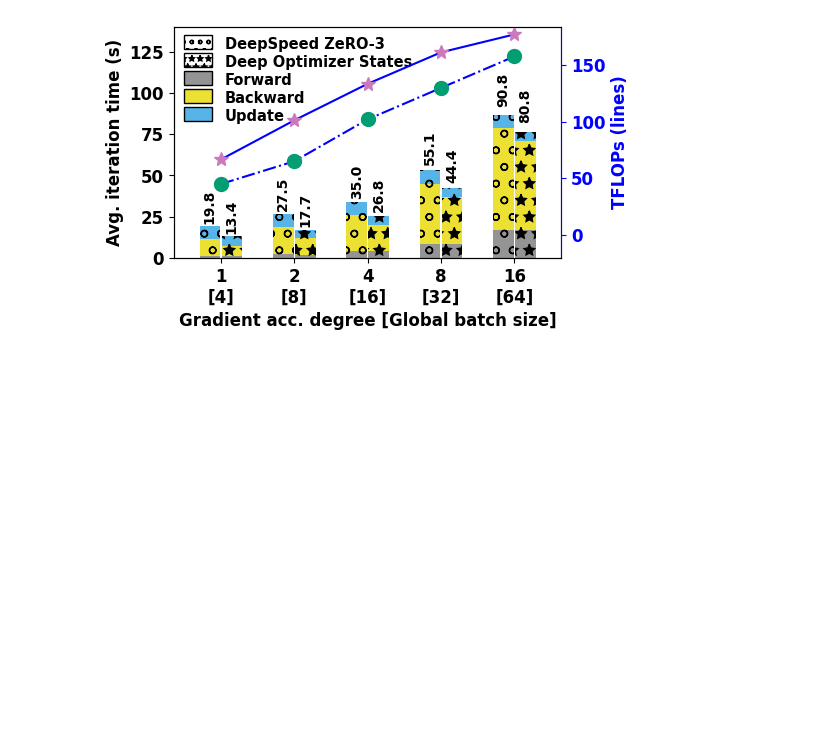
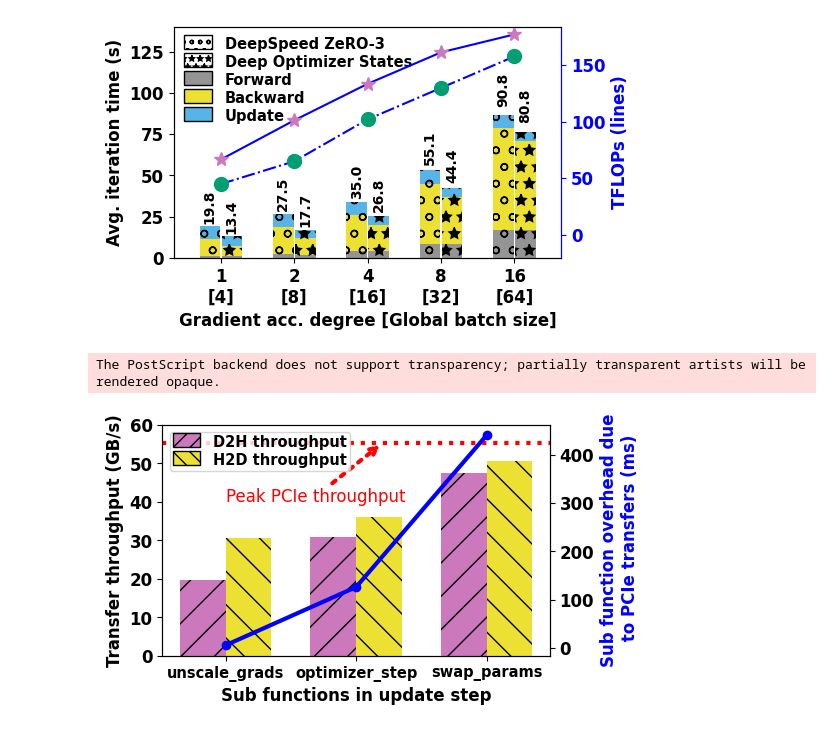
Before and after one commit to mauryaavinash95/deep-optimizer-states-results, a Jupyter notebook: avinash-plot-script.ipynb, the cells around one changed output. Drawn from its saved outputs; the diff is of its cells as text; code cells hidden in the pictures; blank space fills up the shorter version.

```diff
--- a/avinash-plot-script.ipynb
+++ b/avinash-plot-script.ipynb
@@ -317,3 +932,78 @@ for ga in [1, 2, 4, 8, 16]:
 plot_scale_GA(m, config, res_scale_ga)
 # %% [output]
 [figure]
+# %%
+##### This graph is for flexscience paper
+
+import matplotlib.pyplot as plt
+import seaborn as sns
+
+def plot_throughput_overhead(data):
+    # Set seaborn style and color palette
+    sns.set_palette("colorblind")
+
+    # Extract data
+    functions = data['Function']
+    d2h_throughput = data['D2H throughput']
+    h2d_throughput = data['H2D throughput']
+    overhead = data['Overhead on func']
+
+    # Create figure and axis objects
+    fig, ax1 = plt.subplots(figsize=(5, 3))
+
+    # Plot grouped bars for D2H and H2D throughput
+    width = 0.35
+    x = range(len(functions))
+    ax1.bar([i-width/2 for i in x], d2h_throughput, width, color=colors[1], hatch="/", label='D2H throughput')
+    ax1.bar([i+width/2 for i in x], h2d_throughput, width, color=colors[7], hatch="\\", label='H2D throughput')
+
+    # Plot line for Overhead on func on secondary y-axis
+    ax2 = ax1.twinx()
+    ax2.plot(x, overhead, color='blue', linestyle='-', marker='o', lw=3, label='Overhead')
+
+    # Set x-ticks and labels
+    ax1.set_xticks(x)
+    ax1.set_xticklabels(functions, rotation=0, fontsize=10.5, fontweight='bold')
+    ax1.set_xlabel('Sub functions in update step', fontsize=12, fontweight='bold')
+
+    # Set y-axis labels
+    ax1.set_ylabel('Transfer throughput (GB/s)', fontsize=12, fontweight='bold')
+    ax2.set_ylabel('Sub function overhead due\n to PCIe transfers (ms)', fontsize=12, fontweight='bold', color='blue')
+
+    # Set plot title and legend
+    handles, labels = ax1.get_legend_handles_labels()
+    labels = ["D2H throughput", "H2D throughput"]
+    legends = ax1.legend(handles, labels, ncol=1, frameon=True, fontsize=10.5, loc='upper left',
+             borderpad=0.2, labelspacing=0.2, columnspacing=0.2, )
+
+    for i, handle in enumerate(legends.legendHandles):
+        handle.set_edgecolor('black')
+        handle.set_height(10)
+        handle.set_width(20)
+        handle.set_hatch(handle.get_hatch()*2)
+    ax1.axhline(y=55.2, color='r', lw=3, linestyle=':', label='Peak PCIe throughput')
+    ax1.annotate("Peak PCIe throughput", xy=(1.2, 55.2), xytext=(0.0, 40),
+                 color='r', fontweight='normal',
+                 arrowprops=dict(arrowstyle="->", ls=":", lw=3, color='r'))
+    # ax1.text(1.2, 40, 'Peak PCIe throughput', color='r', ha='right')
+    # ax1.arrow(1.2, 40, 0.2, 15.2)
+    ax1.set_ylim(top=60)
+
+    plt.savefig(f"flexscience-breakdown.eps", format='eps', bbox_inches='tight')
+    plt.savefig(f"flexscience-breakdown.png", format='png', bbox_inches='tight')
+    # Show plot
+    plt.show()
+
+# Sample data
+data = {
+    'Function': ['unscale_grads', 'optimizer_step', 'swap_params'],
+    'D2H throughput': [19.668462, 30.83922, 47.37459],
+    'H2D throughput': [30.59208, 35.95705, 50.678],
+    'Overhead on func': [5.25, 126, 441]
+}
+
+# Call the function with sample data
+plot_throughput_overhead(data)
+# %% [output]
+The PostScript backend does not support transparency; partially transparent artists will be rendered opaque.
+[figure, added]
```
Also changed, not shown: parts of 7 cells of this notebook, 20 other files.
